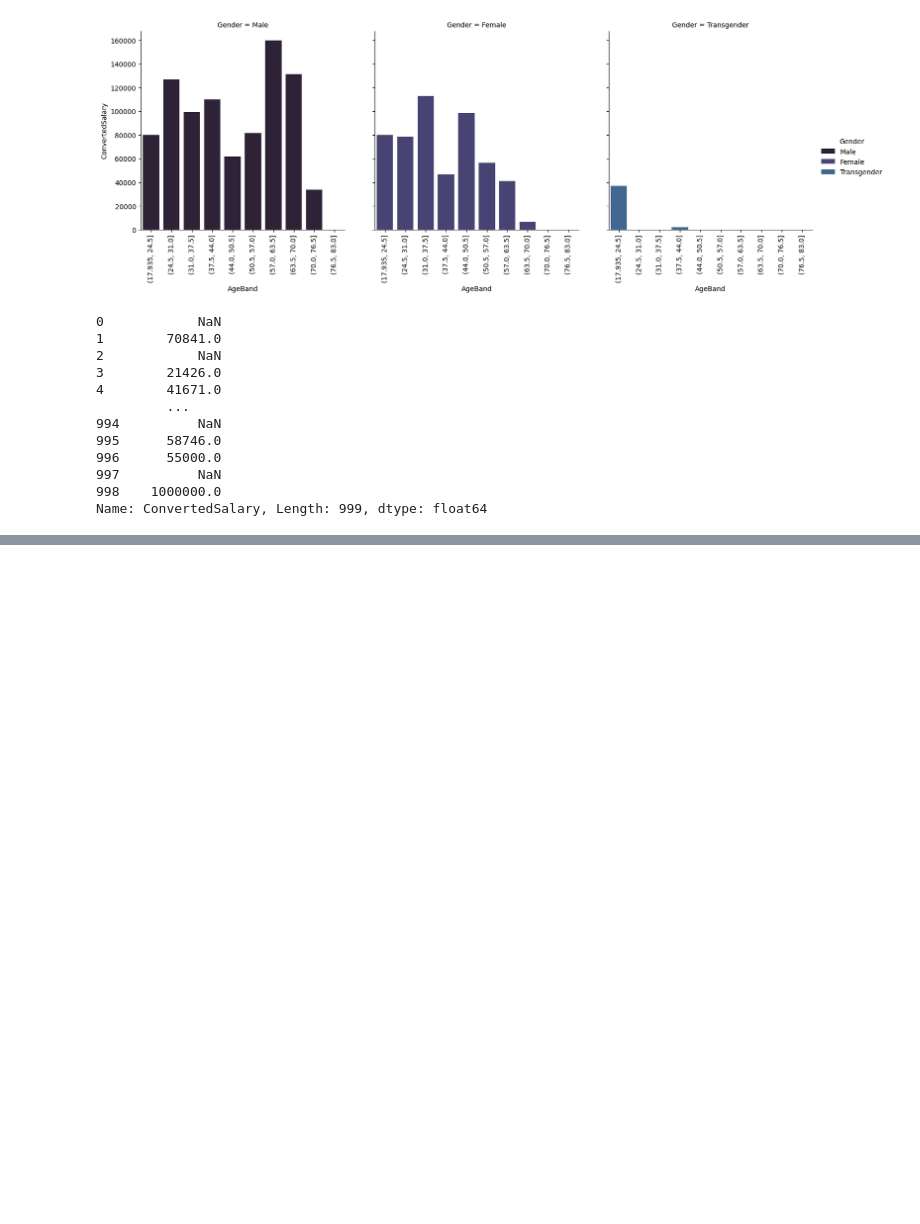
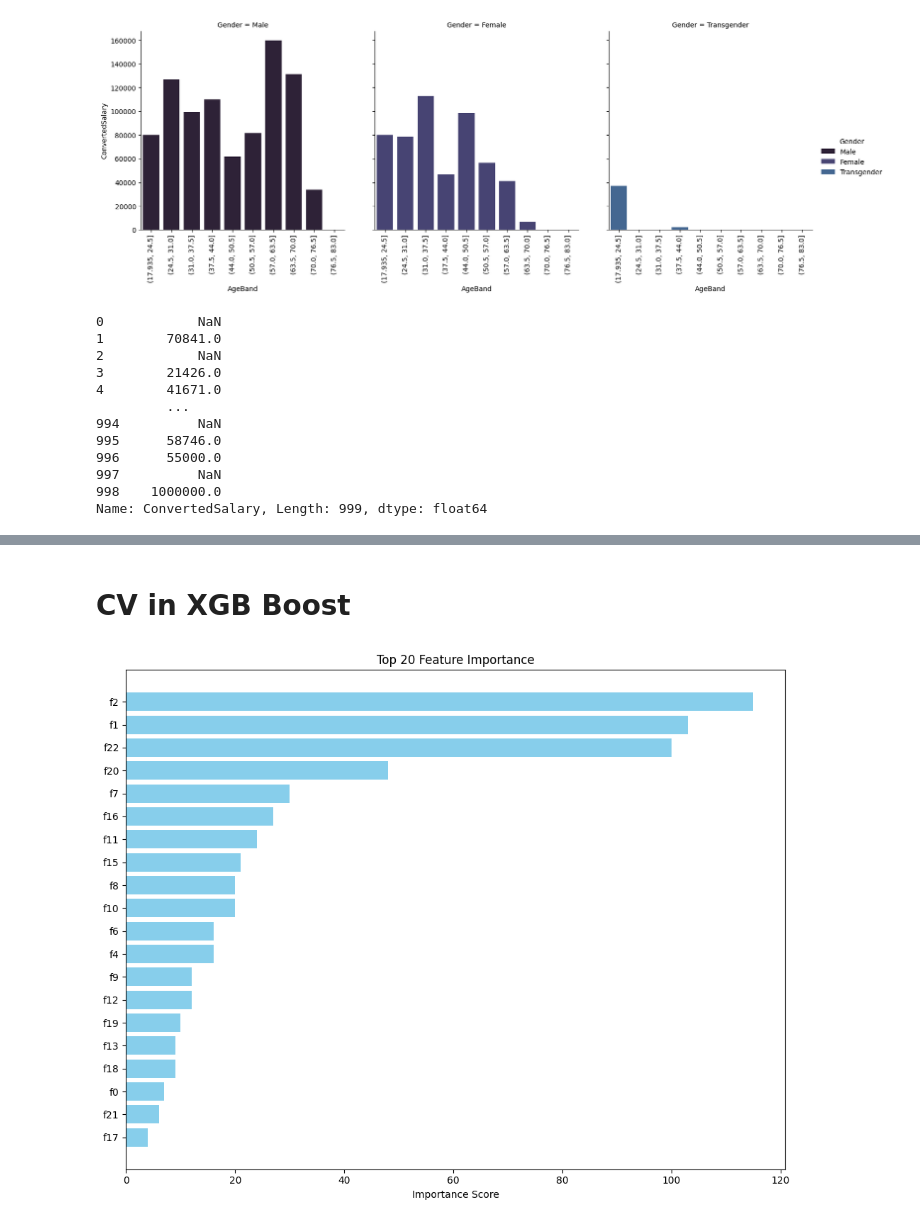
Before and after one commit to Ihaxxxx/Machine-Learning, a Jupyter notebook: Projects/stackoverflow/index.ipynb, the cells around one changed output, grey strips where cells are left out. Cells and saved outputs as stored; diff of their text form; code cells hidden in the pictures; blank space fills up the shorter version.

```diff
--- a/Projects/stackoverflow/index.ipynb
+++ b/Projects/stackoverflow/index.ipynb
@@ -372,0 +572,7 @@ Name: ConvertedSalary, Length: 999, dtype: float64
+# %%
+df['experience_per_age'] = df['Years Experience'] / df['Age']
+# %%
+feature = df.drop('log_ConvertedSalary',axis=1).values
+target = df['log_ConvertedSalary'].values
+# %%
+X_train, X_test, y_train, y_test = train_test_split(feature,target, test_size=0.3,random_state=1)
@@ -372,0 +710,16 @@ Name: ConvertedSalary, Length: 999, dtype: float64
+# %%
+random_search = RandomizedSearchCV(dt, param_grid, n_iter=100, cv=5, scoring='neg_mean_squared_error', n_jobs=-1, random_state=42)
+
+random_search.fit(X_train,y_train)
+
+best_model = random_search.best_estimator_
+print(best_model)
+
+y_pred_test = best_model.predict(X_test)
+test_r2 = r2_score(y_test, y_pred_test)
+
+y_pred_train = best_model.predict(X_train)
+train_r2 = r2_score(y_train, y_pred_train)
+
+print("Test R2:", test_r2)
+print("Train R2:", train_r2)
@@ -372,0 +837,24 @@ Name: ConvertedSalary, Length: 999, dtype: float64
+# %% [markdown]
+# CV in XGB Boost
+# %%
+
+importance = best_model.get_booster().get_score(importance_type='weight')
+
+importance_df = pd.DataFrame({
+    'Feature': list(importance.keys()),
+    'Importance': list(importance.values())
+}).sort_values(by='Importance', ascending=False)
+
+top_n = 20
+plt.figure(figsize=(10, 8))
+plt.barh(
+    importance_df['Feature'].head(top_n)[::-1],
+    importance_df['Importance'].head(top_n)[::-1],
+    color='skyblue'
+)
+plt.xlabel('Importance Score')
+plt.title(f'Top {top_n} Feature Importance')
+plt.tight_layout()
+plt.show()
+# %% [output]
+[figure, added]
```
Also changed, not shown: parts of 44 cells of this notebook, 5 other files.
